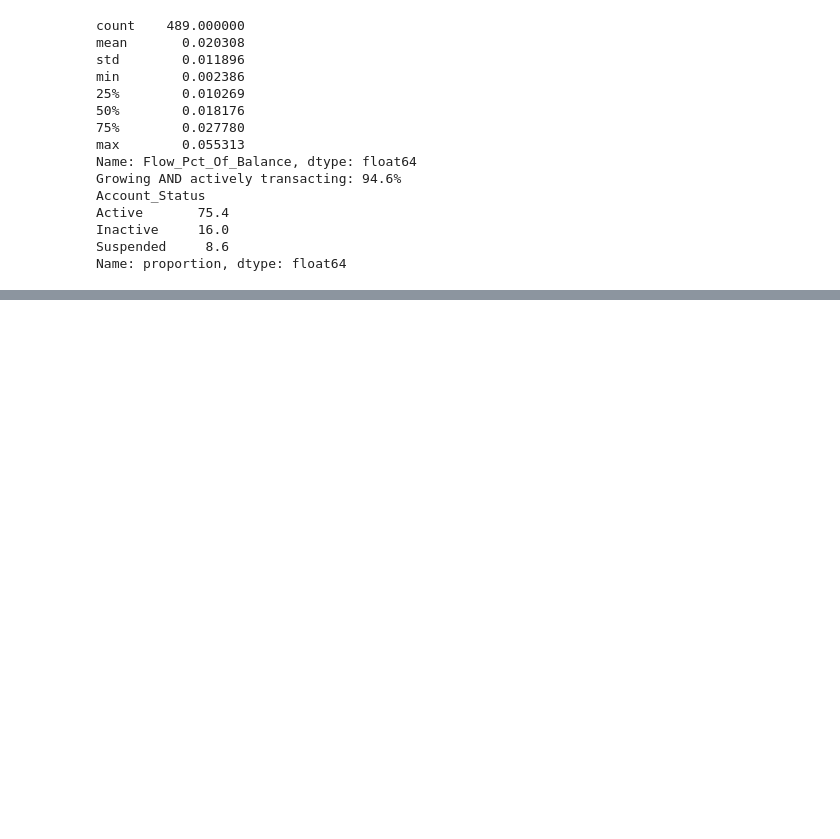
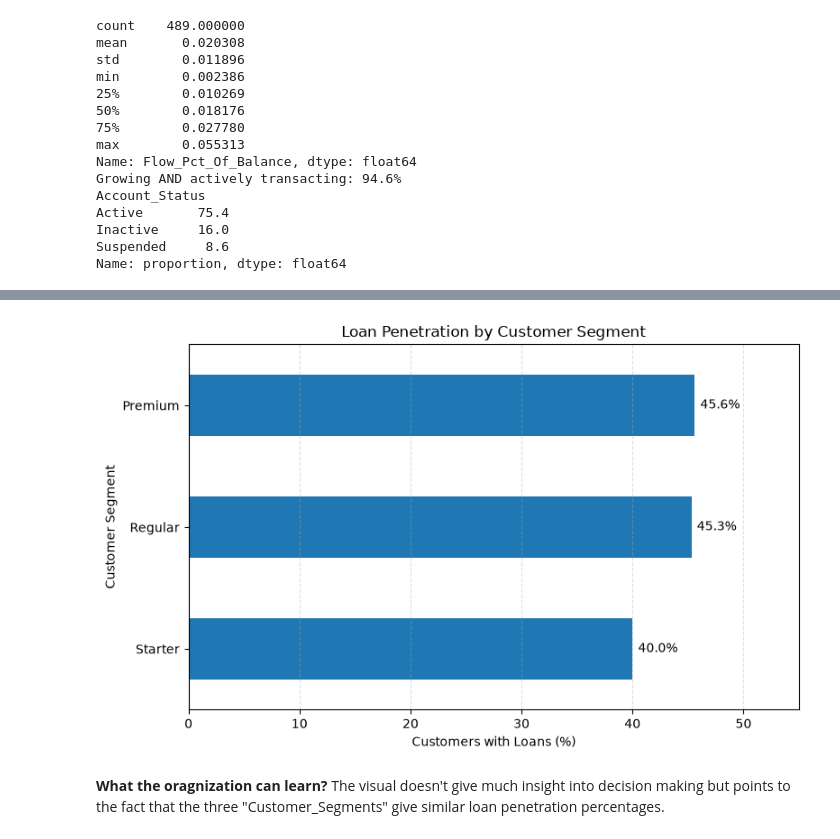
Before and after one commit to RyanAdrianRavikumar/default_loan_analysis, a Jupyter notebook: FinSight_Lanka_Analysis/Ryan_Ravikumar_FinSightAssessment_Workings.ipynb, the cells around one changed output, grey strips where cells are left out. Cells and saved outputs as stored; diff of their text form; code cells hidden in the pictures; blank space fills up the shorter version.

Commit message:
updated notebook, cleaned csv, created dashboard

```diff
--- a/FinSight_Lanka_Analysis/Ryan_Ravikumar_FinSightAssessment_Workings.ipynb
+++ b/FinSight_Lanka_Analysis/Ryan_Ravikumar_FinSightAssessment_Workings.ipynb
@@ -874,0 +878,14 @@ Name: proportion, dtype: float64
+# %%
+#Customers that have loan status as "Unknown" is left out
+known=df[df["Has_Loan_Clean"] != "Unknown"]
+yes_share=(known["Has_Loan_Clean"]=="Yes").mean() * 100 #Percentage of customers that have loans
+print("Overall penetration: {:.1f}%".format(yes_share))
+
+def penetration(col):
+    t = known.groupby(col)["Has_Loan_Clean"].agg(
+        customers="count", with_loan=lambda s: (s == "Yes").sum())
+    t["penetration_%"] = (t["with_loan"] / t["customers"] * 100).round(1)
+    return t
+
+#Loan penetration for "Customer_Segment"
+penetration("Customer_Segment")
@@ -874,0 +899,22 @@ Name: proportion, dtype: float64
+# %%
+t = penetration("Customer_Segment")
+
+t["penetration_%"].plot(kind="barh", figsize=(8, 5))
+
+plt.title("Loan Penetration by Customer Segment")
+plt.xlabel("Customers with Loans (%)")
+plt.ylabel("Customer Segment")
+plt.xlim(0, 55)
+plt.grid(axis="x", linestyle="--", alpha=0.4)
+
+for i, v in enumerate(t["penetration_%"]):
+    plt.text(v + 0.5, i, f"{v:.1f}%", va="center")
+
+plt.gca().invert_yaxis()
+plt.tight_layout()
+plt.show()
+# %% [output]
+[figure, added]
+# %% [markdown]
+**What the oragnization can learn?**
+The visual doesn't give much insight into decision making but points to the fact that the three "Customer_Segments" give similar loan penetration percentages.
```
Also changed, not shown: parts of 66 cells of this notebook, 3 other files.
